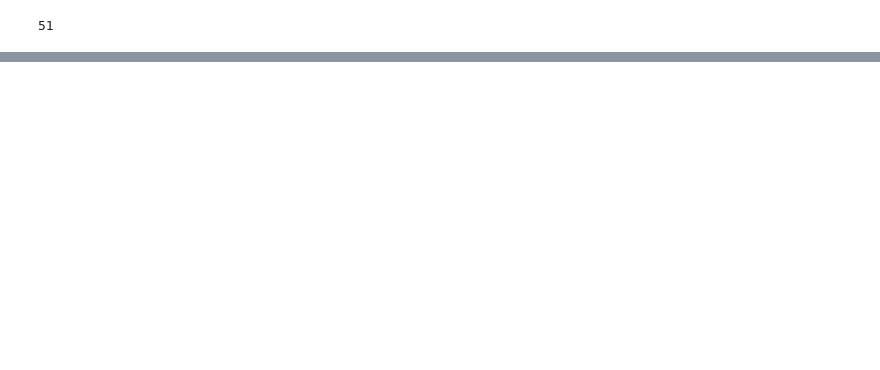
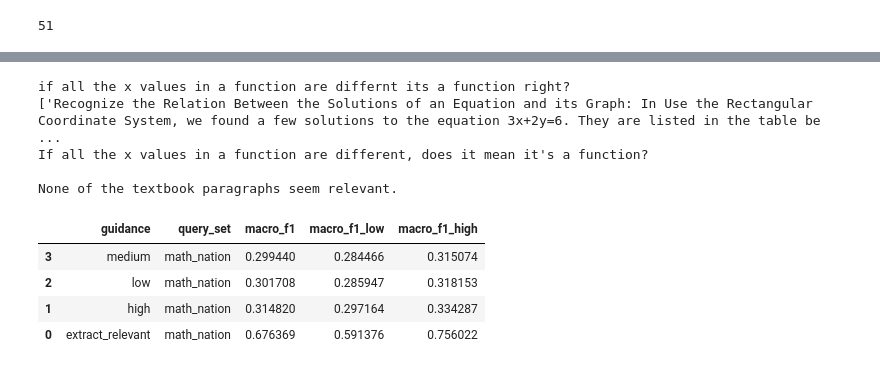
Before and after one commit to DigitalHarborFoundation/rag-for-math-qa, a Jupyter notebook: notebooks/SurveyDataAnalysis.ipynb, the cells around one changed output, grey strips where cells are left out. Saved outputs shown, nothing was run; the diff lists cells and outputs as text; code cells hidden in the pictures; blank space fills up the shorter version.

```diff
--- a/notebooks/SurveyDataAnalysis.ipynb
+++ b/notebooks/SurveyDataAnalysis.ipynb
@@ -584,0 +612,6 @@ n_generated, len(corpus.generations)
+# %%
+math_df = pd.DataFrame(corpus.generations)
+print(len(math_df))
+math_df = math_df.drop_duplicates(subset=["query_set", "query", "guidance", "corpus"], keep="last")
+print(len(math_df))
+math_df.sample(n=1)
@@ -584,0 +623,10 @@ n_generated, len(corpus.generations)
+# %%
+query_sample = np.random.choice(list(set(math_df["query"])), size=4, replace=False)
+for query, group in math_df[math_df["query"].isin(query_sample)].groupby("query"):
+    print(f"=== {query} ===")
+    print(group.iloc[0].document)
+    for row in group.itertuples():
+        print(f"+++ {row.guidance} +++")
+        print(row.generation)
+        print()
+    print()
@@ -584,0 +651,42 @@ n_generated, len(corpus.generations)
+# %%
+sdf = math_df
+assert sdf.query_set.nunique() == 1
+ds = []
+for guidance, group in sdf.groupby("guidance"):
+    assert group["query"].nunique() == len(group)
+    f1_scores = []
+    for row in group.itertuples():
+        passages = row.document.split("\n")
+        f1 = experiment.metrics.compute_macro_f1(passages, row.generation, discount_text=row.query)
+        if row.guidance == "extract_relevant" and f1 <= 0.1:
+            print(row.query)
+            print(passages)
+            print(row.generation)
+            print()
+        f1_scores.append(f1)
+    f1_scores = np.array(f1_scores)
+    macro_f1 = f1_scores.mean()
+    # bootstrap confidence intervals
+    bootstrap = scipy.stats.bootstrap((f1_scores,), np.mean, confidence_level=0.95, random_state=rng)
+    ds.append(
+        {
+            "guidance": guidance,
+            "query_set": sdf.iloc[0].query_set,
+            "macro_f1": macro_f1,
+            "macro_f1_low": bootstrap.confidence_interval.low,
+            "macro_f1_high": bootstrap.confidence_interval.high,
+        }
+    )
+f1_df = pd.DataFrame(ds).sort_values(by="macro_f1", ascending=True)
+f1_df
+# %% [output]
+if all the x values in a function are differnt its a function right?
+['Recognize the Relation Between the Solutions of an Equation and its Graph: In Use the Rectangular Coordinate System, we found a few solutions to the equation 3x+2y=6. They are listed in the table be ...
+If all the x values in a function are different, does it mean it's a function?
+
+None of the textbook paragraphs seem relevant.
+|  | guidance | query_set | macro_f1 | macro_f1_low | macro_f1_high |
+| 3 | medium | math_nation | 0.299440 | 0.284466 | 0.315074 |
+| 2 | low | math_nation | 0.301708 | 0.285947 | 0.318153 |
+| 1 | high | math_nation | 0.314820 | 0.297164 | 0.334287 |
+| 0 | extract_relevant | math_nation | 0.676369 | 0.591376 | 0.756022 |
```
Also changed, not shown: parts of 12 cells of this notebook, 5 other files.
